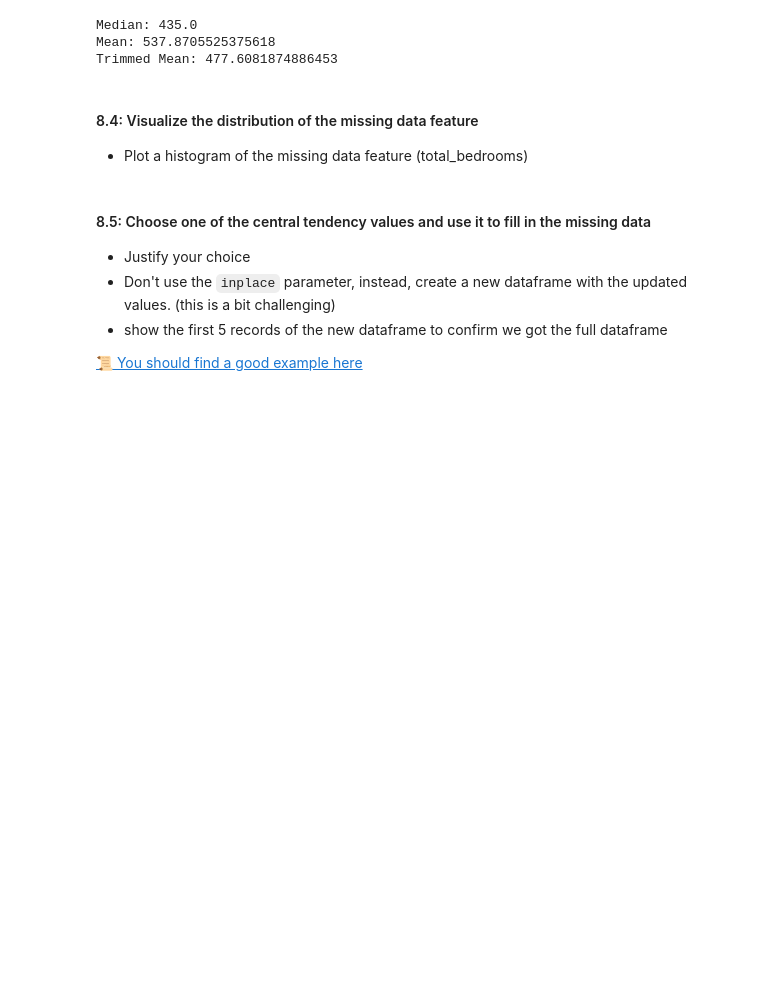
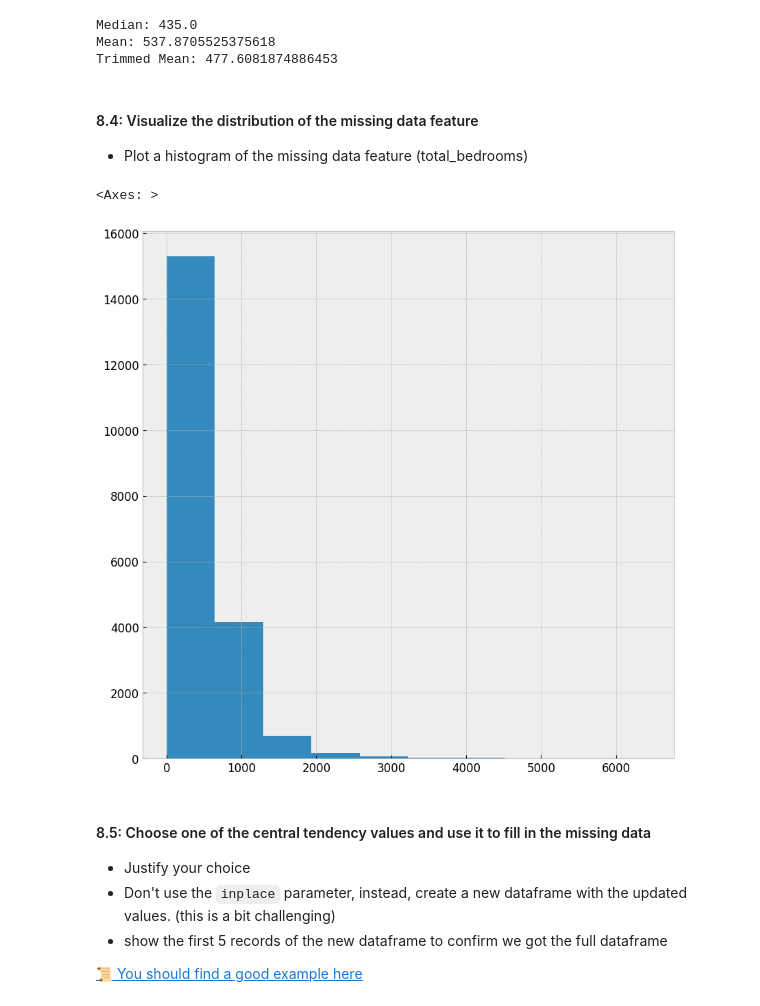
Before and after one commit to IT4063-Spring2025/eda-assignment-oyekunmo, a Jupyter notebook: notebook.ipynb, the cells around one changed output. Saved outputs shown, nothing was run; the diff lists cells and outputs as text; code cells hidden in the pictures; blank space fills up the shorter version.

```diff
--- a/notebook.ipynb
+++ b/notebook.ipynb
@@ -417,6 +417,11 @@ Trimmed Mean: 477.6081874886453
 * Plot a histogram of the missing data feature (total_bedrooms)
 # %%
 # 💻 Plot the histogram of the total_bedrooms column
+
+housing['total_bedrooms'].hist(figsize=(10,10))
+# %% [output]
+<Axes: >
+[figure, added]
 # %% [markdown]
 #### 8.5: Choose one of the central tendency values and use it to fill in the missing data
 * Justify your choice
```
Also changed, not shown: parts of 1 cell of this notebook.
